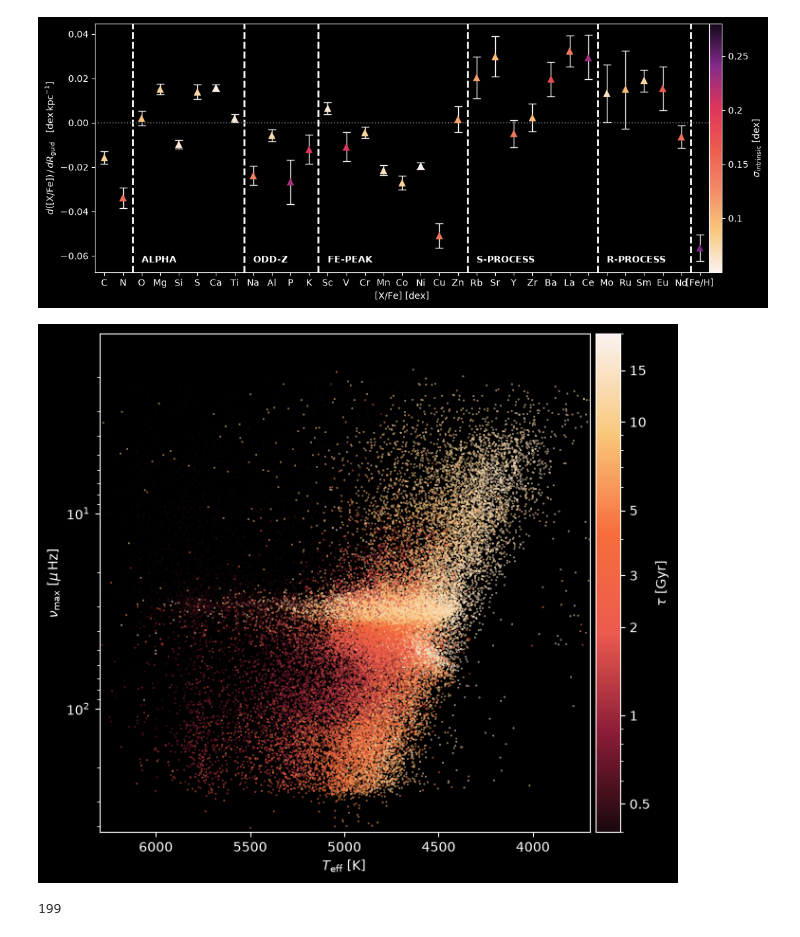
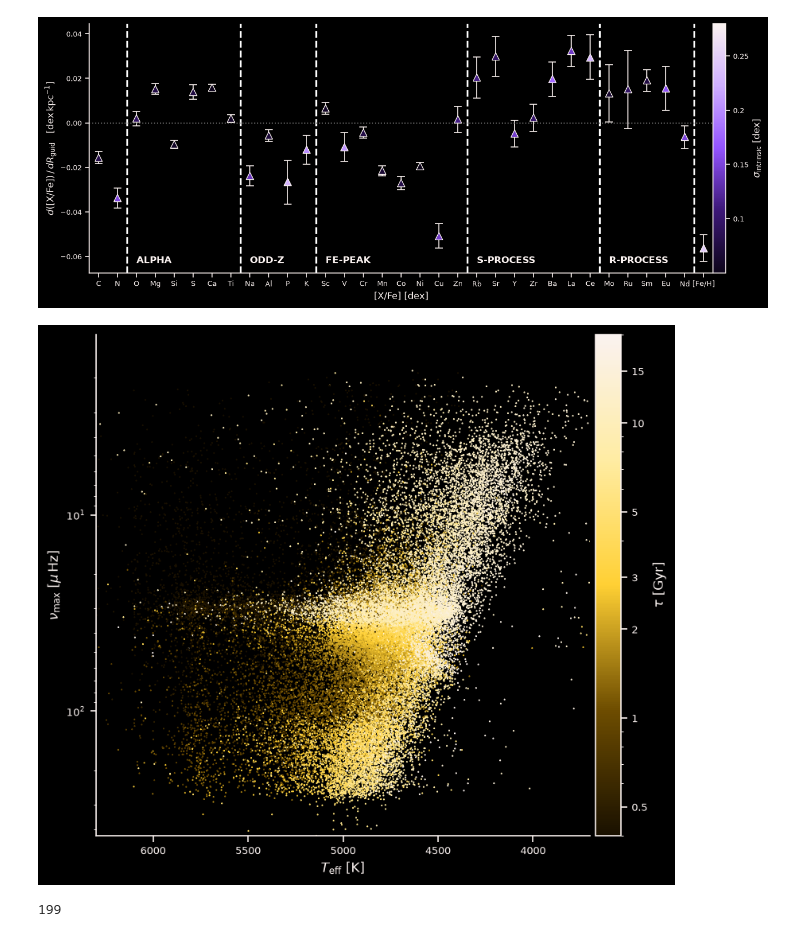
Before and after one commit to ljiainspriggs/ANU-SCNC3101-26SEM2, a Jupyter notebook: old_results/old_results_plots.ipynb, the cells around one changed output. Drawn from its saved outputs; the diff is of its cells as text; code cells hidden in the pictures.

```diff
--- a/old_results/old_results_plots.ipynb
+++ b/old_results/old_results_plots.ipynb
@@ -12,6 +12,8 @@ if not (project_dir / "plot_style.py").exists():
 sys.path.insert(0, str(project_dir))
 from plot_style import *
 # %%
+dark()
+
 cat = pd.read_csv("abund_grads.csv")
 
 # synthesis groupings
@@ -47,9 +49,9 @@ x_pos = np.arange(len(x_labels))
 barriers = [2-0.5, 2+len(alpha)-0.5, 2+len(alpha)+len(odd_z)-0.5, 2+len(alpha)+len(odd_z)+len(fe_peak)-0.5,
             2+len(alpha)+len(odd_z)+len(fe_peak)+len(s_proc)-0.5, 2+len(alpha)+len(odd_z)+len(fe_peak)+len(s_proc)+len(r_proc)-0.5]
 plt.errorbar(x_pos, cat["d_x_fe"], yerr=[cat["lower_d_x_fe"], cat["upper_d_x_fe"]],
-             ecolor=light, ls="none", fmt="none", capsize=4, zorder=2, elinewidth=1)
-plt.scatter(x_pos, cat["d_x_fe"], c=cat["sig_x_fe"], lw=0, s=65, cmap=cmap_film_full,
-            zorder=3, vmin=0.05, vmax=0.28, marker="^")
+             ecolor=cream, ls="none", fmt="none", capsize=4, zorder=2, elinewidth=1)
+plt.scatter(x_pos, cat["d_x_fe"], c=cat["sig_x_fe"], edgecolors=cream, lw=0.8,
+            s=65, cmap=cmap_dark_purple, zorder=3, vmin=0.05, vmax=0.28, marker="^")
 for xval in barriers:
     plt.axvline(xval, lw=2, ls="--", c="white", marker="")
 plt.axhline(0, lw=1.2, ls=":", c="DimGrey", marker="")
@@ -71,27 +73,27 @@ plt.savefig("OLD_TI_abund_plot.png", dpi=200)
 plt.tight_layout()
 plt.show()
 # %% [output]
-[figure, old version]
+[figure, new version]
 # %%
 results = pd.read_csv("complete_TD_catalogue.csv")
 plt.figure(figsize=(7, 6))
-plt.scatter(results["teff"], results["numax"], c=(results["age"]), s=0.1, cmap=cmap_film_orange, norm=LogNorm(vmin=0.4, vmax=20))
+plt.scatter(results["teff"], results["numax"], c=(results["age"]), s=0.1, cmap=cmap_dark_gold, norm=LogNorm(vmin=0.4, vmax=20))
 plt.gca().invert_xaxis()
 plt.gca().invert_yaxis()
 plt.xlim(6300, 3700)
 plt.ylim(430, 1.2)
 #plt.xscale("log")
 plt.yscale("log")
 plt.xlabel(r"$T_\mathrm{eff}$ [K]")
 plt.ylabel(r"$\nu_\mathrm{max}$ [$\mu\,$Hz]")
 cbar = plt.colorbar(label=r"$\tau$ [Gyr]", pad=0.01)
 cbar.set_ticks([0.5, 1, 2, 3, 5, 10, 15])
 cbar.set_ticklabels(["0.5", "1", "2", "3", "5", "10", "15"])
 plt.tight_layout()
 plt.savefig("OLD_asteroHRD.png", dpi=200)
 plt.show()
 # %% [output]
-[figure, old version]
+[figure, new version]
 # %%
 def linreg(x_fe, Rg, x_fe_err=None, nwalkers=32, nsteps=5000):
     """
```
Also changed, not shown: parts of 2 cells of this notebook, 27 other files.
